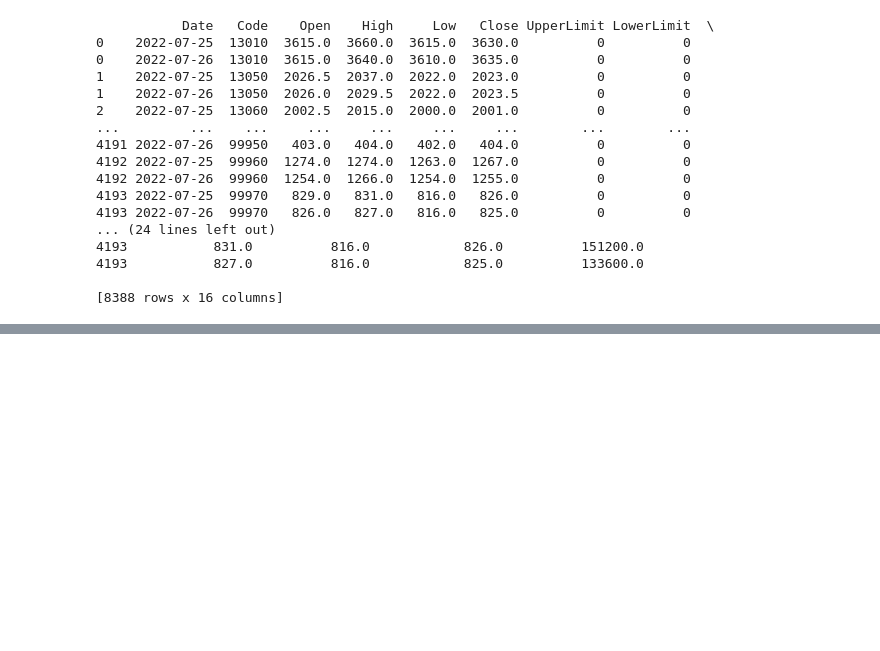
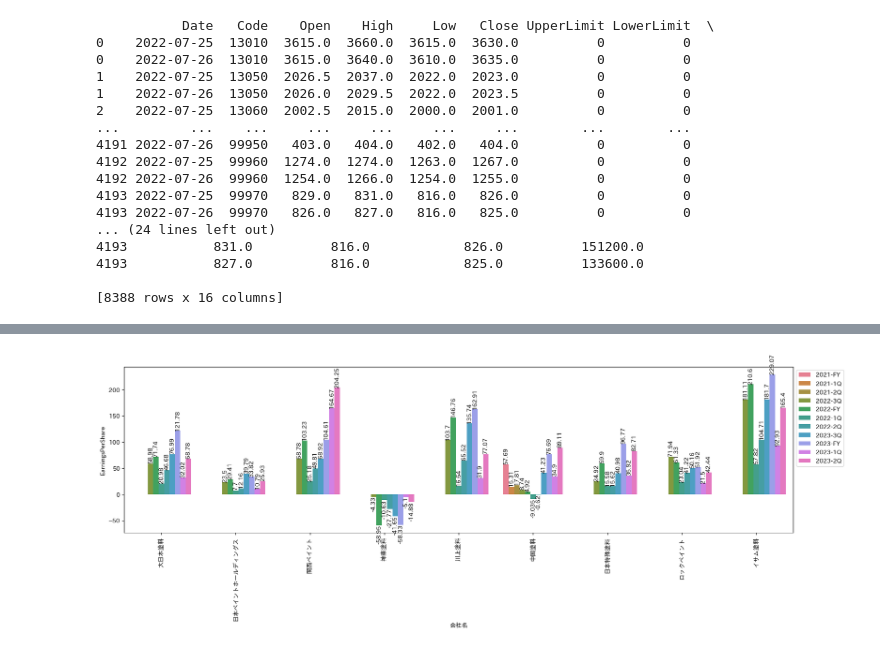
Before and after one commit to nanjakorewa/kdm-notebooks, a Jupyter notebook: finance/misc/jquants.ipynb, the cells around one changed output, grey strips where cells are left out. Drawn from its saved outputs; the diff is of its cells as text; code cells hidden in the pictures; blank space fills up the shorter version.

```diff
--- a/finance/misc/jquants.ipynb
+++ b/finance/misc/jquants.ipynb
@@ -62,0 +81,5 @@ r.json()
+# %%
+paint_companies = listed_companies[
+    listed_companies["CompanyName"].str.contains("塗料|ペイント")
+]
+paint_companies
@@ -62,0 +190,11 @@ r.json()
+# %%
+sorted_data = paint_companies_statements.groupby(["LocalCode"]).apply(
+    lambda x: x.sort_values(["DisclosureNumber"], ascending=False)
+)
+sorted_data["決算期"] = sorted_data.apply(
+    lambda row: f"{row['DisclosedDate'].year}-{row['TypeOfCurrentPeriod']}", axis=1
+)
+sorted_data["会社名"] = [
+    paint_companies.at[code, "CompanyName"] for code in sorted_data["LocalCode"]
+]
+sorted_data
@@ -62,0 +216,30 @@ r.json()
+# %%
+plt.figure(figsize=(20, 5))
+hue_order = [
+    "2021-FY",
+    "2021-1Q",
+    "2021-2Q",
+    "2022-3Q",
+    "2022-FY",
+    "2022-1Q",
+    "2022-2Q",
+    "2023-3Q",
+    "2023-FY",
+    "2023-1Q",
+    "2023-2Q",
+]
+ax = sns.barplot(
+    data=sorted_data,
+    x="会社名",
+    y="EarningsPerShare",
+    hue="決算期",
+    hue_order=hue_order,
+)
+for c in ax.containers:
+    ax.bar_label(c, rotation=90, fontsize=10)
+
+plt.xticks(rotation=90)
+plt.legend(loc="upper left", bbox_to_anchor=(1, 1))
+plt.show()
+# %% [output]
+[figure, added]
```
Also changed, not shown: parts of 16 cells of this notebook, 3 other files.
